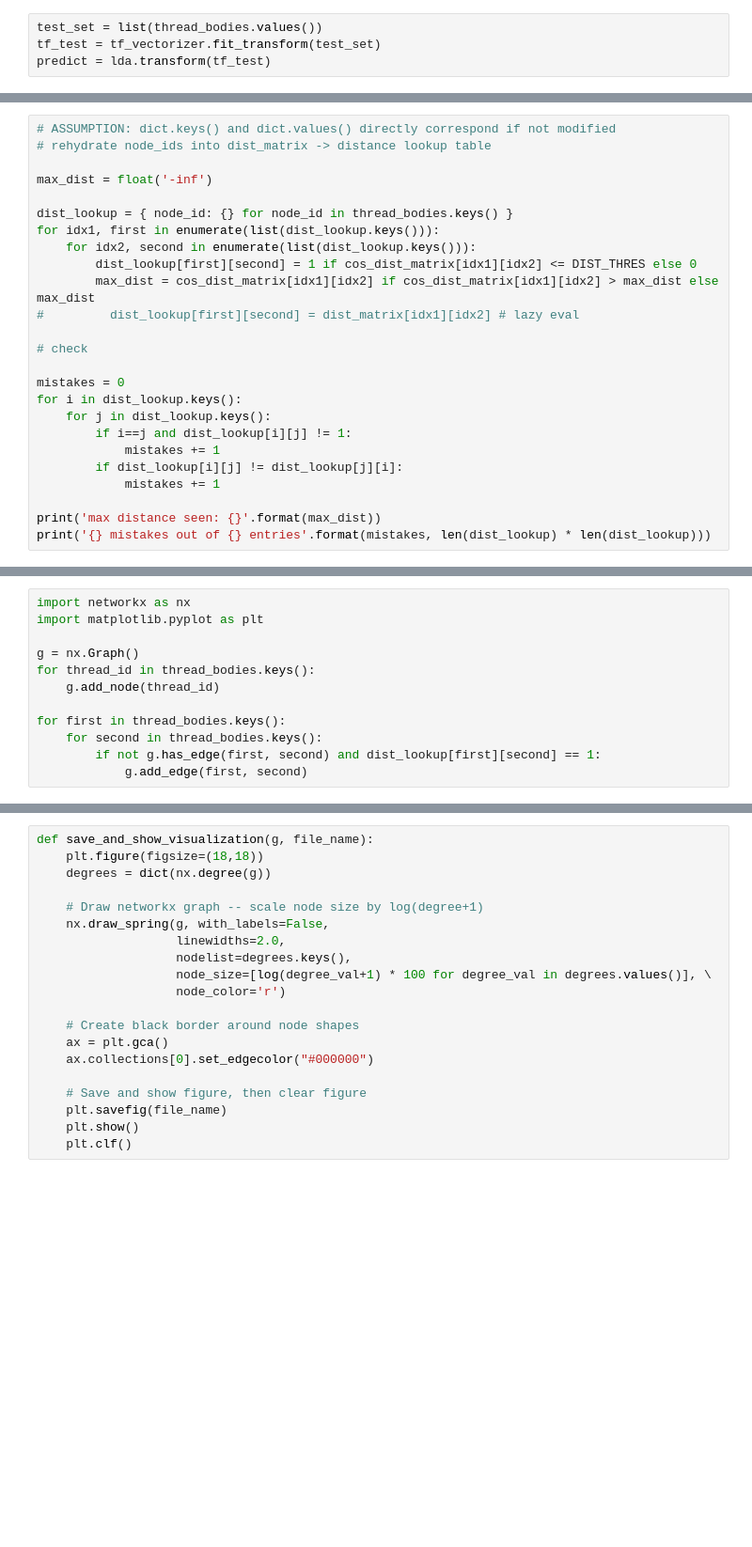
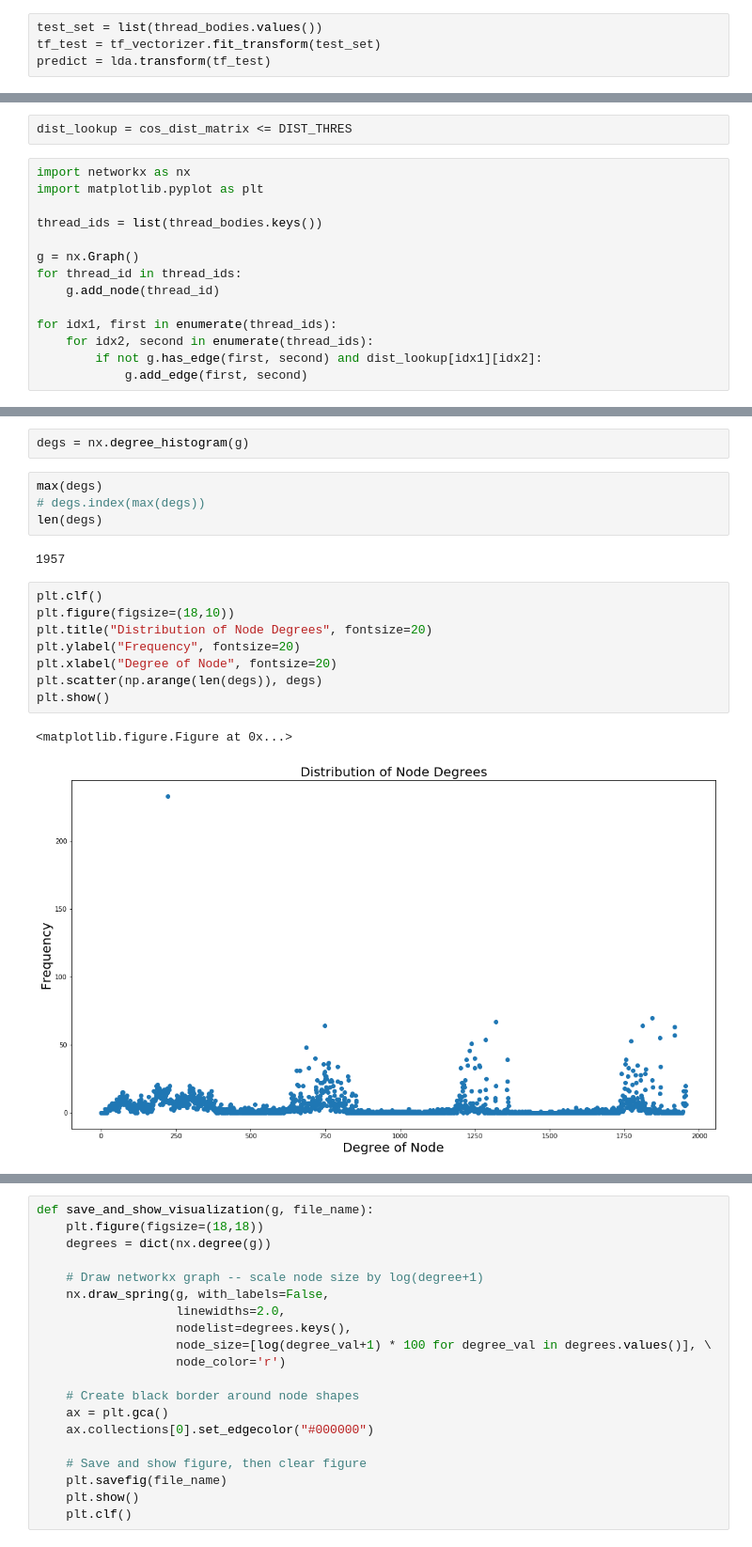
Before and after one commit to peteli3/networks-final-proj, a Jupyter notebook: reddit_network.ipynb, the cells around one changed output, grey strips where cells are left out. Shown at 94% size. Drawn from its saved outputs; the diff is of its cells as text; blank space fills up the shorter version.

```diff
--- a/reddit_network.ipynb
+++ b/reddit_network.ipynb
@@ -156,25 +152,0 @@ print(DIST_THRES)
-# %%
-# ASSUMPTION: dict.keys() and dict.values() directly correspond if not modified
-# rehydrate node_ids into dist_matrix -> distance lookup table
-
-max_dist = float('-inf')
-
-dist_lookup = { node_id: {} for node_id in thread_bodies.keys() }
-for idx1, first in enumerate(list(dist_lookup.keys())):
-    for idx2, second in enumerate(list(dist_lookup.keys())):
-        dist_lookup[first][second] = 1 if cos_dist_matrix[idx1][idx2] <= DIST_THRES else 0
-        max_dist = cos_dist_matrix[idx1][idx2] if cos_dist_matrix[idx1][idx2] > max_dist else max_dist
-#         dist_lookup[first][second] = dist_matrix[idx1][idx2] # lazy eval
-
-# check
-
-mistakes = 0
-for i in dist_lookup.keys():
-    for j in dist_lookup.keys():
-        if i==j and dist_lookup[i][j] != 1:
-            mistakes += 1
-        if dist_lookup[i][j] != dist_lookup[j][i]:
-            mistakes += 1
-
-print('max distance seen: {}'.format(max_dist))
-print('{} mistakes out of {} entries'.format(mistakes, len(dist_lookup) * len(dist_lookup)))
@@ -183,14 +153,18 @@ KeyboardInterrupt:
+# %%
+dist_lookup = cos_dist_matrix <= DIST_THRES
 # %%
 import networkx as nx
 import matplotlib.pyplot as plt
 
+thread_ids = list(thread_bodies.keys())
+
 g = nx.Graph()
-for thread_id in thread_bodies.keys():
+for thread_id in thread_ids:
     g.add_node(thread_id)
 
-for first in thread_bodies.keys():
-    for second in thread_bodies.keys():
-        if not g.has_edge(first, second) and dist_lookup[first][second] == 1:
+for idx1, first in enumerate(thread_ids):
+    for idx2, second in enumerate(thread_ids):
+        if not g.has_edge(first, second) and dist_lookup[idx1][idx2]:
             g.add_edge(first, second)
 # %%
 print(nx.is_connected(g))
@@ -207,0 +180,19 @@ Average degree: 390.2127
+# %%
+degs = nx.degree_histogram(g)
+# %%
+max(degs)
+# degs.index(max(degs))
+len(degs)
+# %% [output]
+1957
+# %%
+plt.clf()
+plt.figure(figsize=(18,10))
+plt.title("Distribution of Node Degrees", fontsize=20)
+plt.ylabel("Frequency", fontsize=20)
+plt.xlabel("Degree of Node", fontsize=20)
+plt.scatter(np.arange(len(degs)), degs)
+plt.show()
+# %% [output]
+<matplotlib.figure.Figure at 0x...>
+[figure, added]
```
Also changed, not shown: parts of 15 cells of this notebook.
